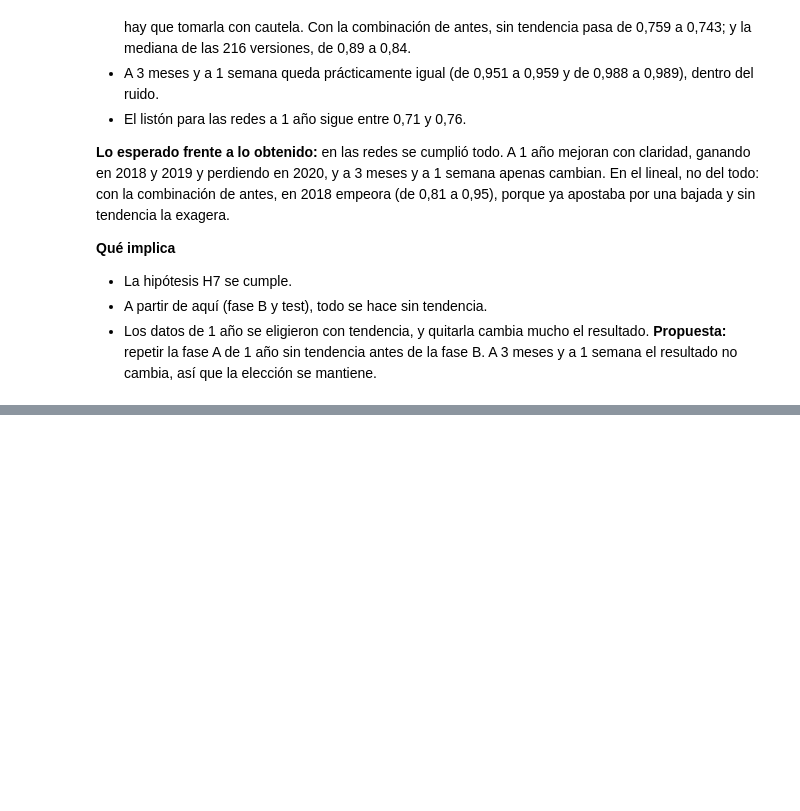
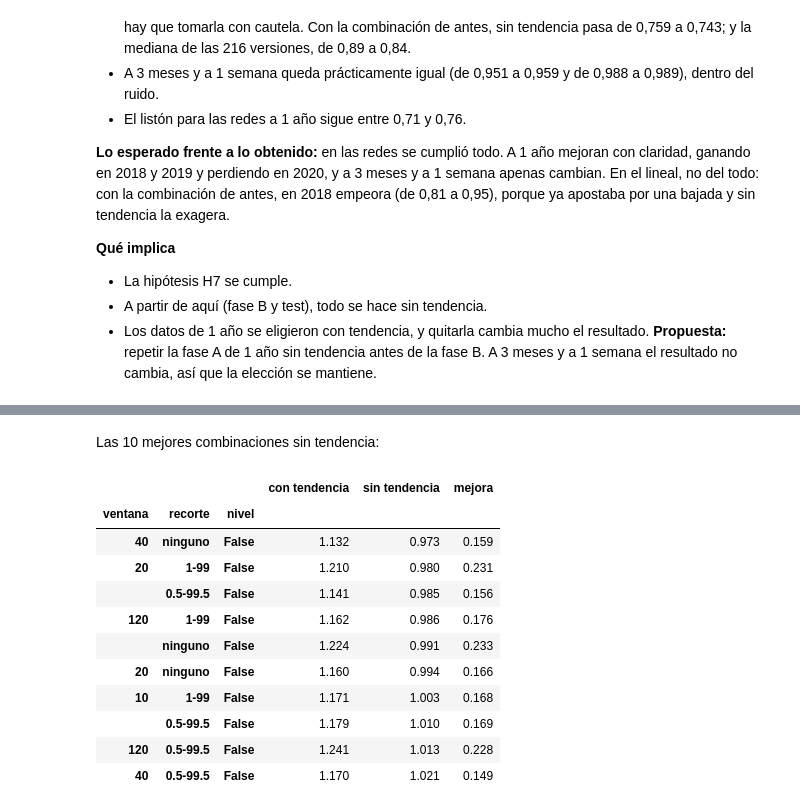
Before and after one commit to PabloJimenezGirardeau/Caso-Oil-Price, a Jupyter notebook: notebooks/03_modelado.ipynb, the cells around one changed output, grey strips where cells are left out. Saved outputs shown, nothing was run; the diff lists cells and outputs as text; code cells hidden in the pictures; blank space fills up the shorter version.

```diff
--- a/notebooks/03_modelado.ipynb
+++ b/notebooks/03_modelado.ipynb
@@ -801,0 +890,17 @@ tabla_lin.round(3)
+# %% [markdown]
+Las 10 mejores combinaciones sin tendencia:
+# %%
+comparacion.sort_values("sin tendencia").head(10).round(3)
+# %% [output]
+|  |  |  | con tendencia | sin tendencia | mejora |
+| ventana | recorte | nivel |  |  |  |
+| 40 | ninguno | False | 1.132 | 0.973 | 0.159 |
+| 20 | 1-99 | False | 1.210 | 0.980 | 0.231 |
+|  | 0.5-99.5 | False | 1.141 | 0.985 | 0.156 |
+| 120 | 1-99 | False | 1.162 | 0.986 | 0.176 |
+|  | ninguno | False | 1.224 | 0.991 | 0.233 |
+| 20 | ninguno | False | 1.160 | 0.994 | 0.166 |
+| 10 | 1-99 | False | 1.171 | 1.003 | 0.168 |
+|  | 0.5-99.5 | False | 1.179 | 1.010 | 0.169 |
+| 120 | 0.5-99.5 | False | 1.241 | 1.013 | 0.228 |
+| 40 | 0.5-99.5 | False | 1.170 | 1.021 | 0.149 |
```
Also changed, not shown: parts of 19 cells of this notebook, 10 other files.
